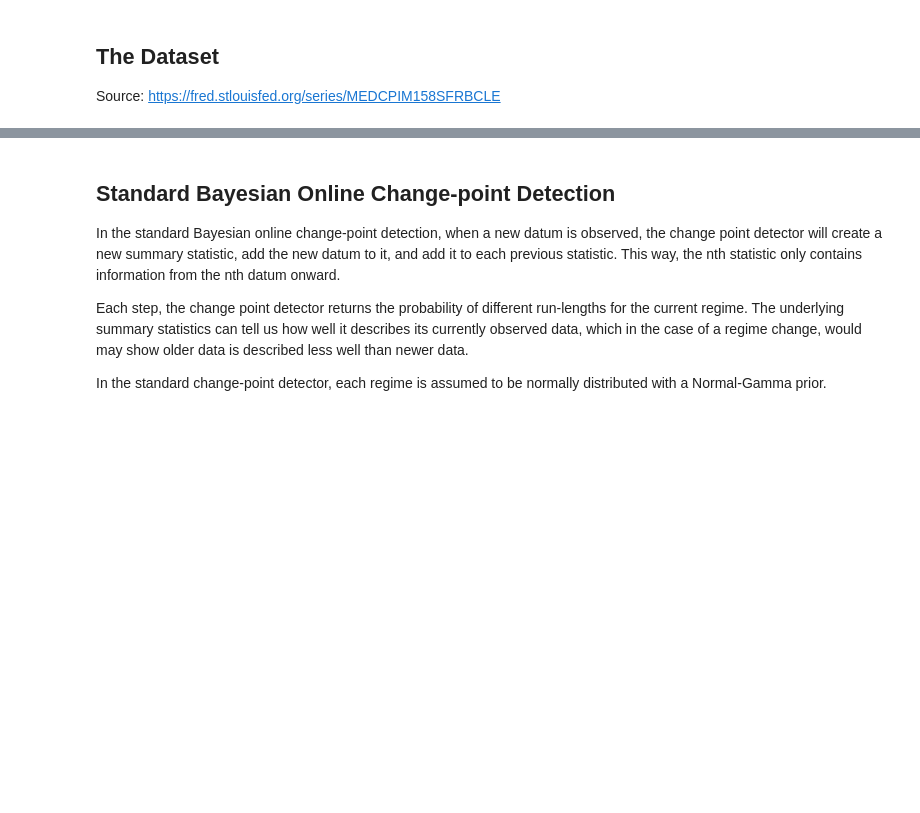
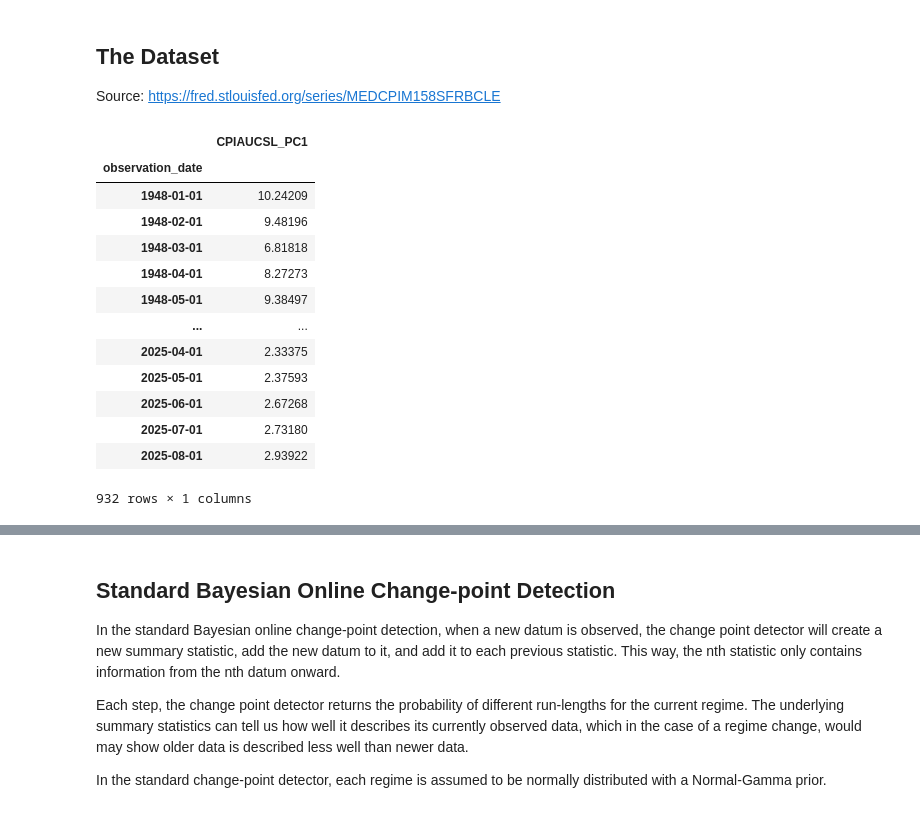
Before and after one commit to promised-ai/changepoint, a Jupyter notebook: pychangepoint/ChangePointExample.ipynb, the cells around one changed output, grey strips where cells are left out. Saved outputs shown, nothing was run; the diff lists cells and outputs as text; code cells hidden in the pictures; blank space fills up the shorter version.

```diff
--- a/pychangepoint/ChangePointExample.ipynb
+++ b/pychangepoint/ChangePointExample.ipynb
@@ -128,4 +128,21 @@ data = pd.read_csv(
 )
+# %%
+data
+# %% [output]
+|  | CPIAUCSL_PC1 |
+| observation_date |  |
+| 1948-01-01 | 10.24209 |
+| 1948-02-01 | 9.48196 |
+| 1948-03-01 | 6.81818 |
+| 1948-04-01 | 8.27273 |
+| 1948-05-01 | 9.38497 |
+| ... | ... |
+| 2025-04-01 | 2.33375 |
+| 2025-05-01 | 2.37593 |
+| 2025-06-01 | 2.67268 |
+| 2025-07-01 | 2.73180 |
+| 2025-08-01 | 2.93922 |
+932 rows × 1 columns
 # %%
 data.head()
 # %% [output]
```
Also changed, not shown: parts of 14 cells of this notebook, 14 other files.
